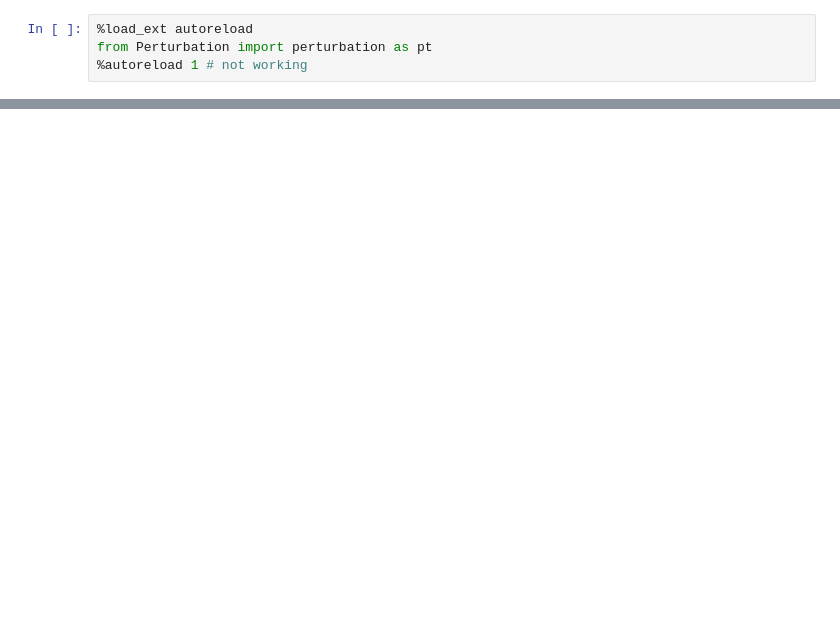
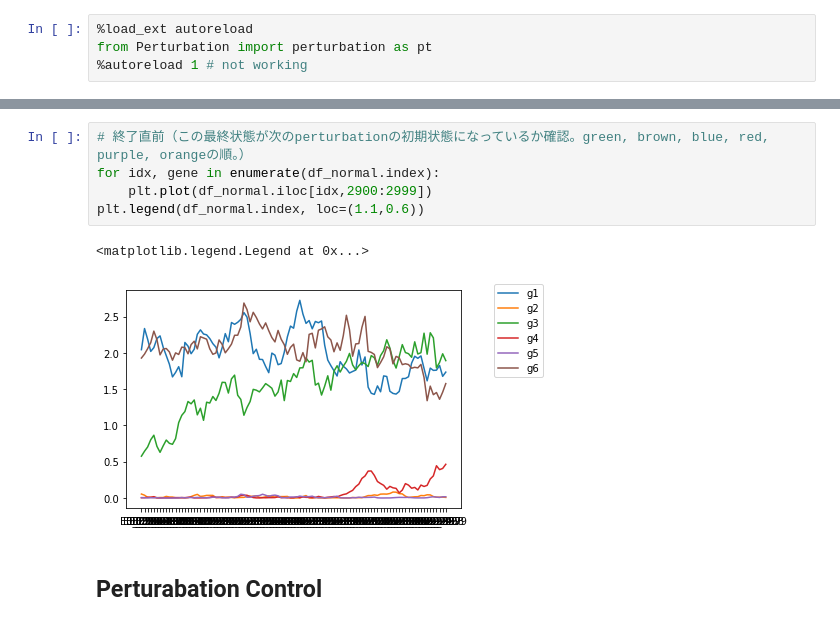
Before and after one commit to Naoto-Yamaguchi/BoolODEwithPerturbation, a Jupyter notebook: perturbation_tutorial.ipynb, the cells around one changed output, grey strips where cells are left out. Saved outputs shown, nothing was run; the diff lists cells and outputs as text; blank space fills up the shorter version.

```diff
--- a/perturbation_tutorial.ipynb
+++ b/perturbation_tutorial.ipynb
@@ -268,0 +219,10 @@ E.shape
+# %%
+# 終了直前（この最終状態が次のperturbationの初期状態になっているか確認。green, brown, blue, red, purple, orangeの順。）
+for idx, gene in enumerate(df_normal.index):
+    plt.plot(df_normal.iloc[idx,2900:2999])
+plt.legend(df_normal.index, loc=(1.1,0.6))
+# %% [output]
+<matplotlib.legend.Legend at 0x...>
+[figure, added]
+# %% [markdown]
+## Perturabation Control
```
Also changed, not shown: parts of 26 cells of this notebook.
